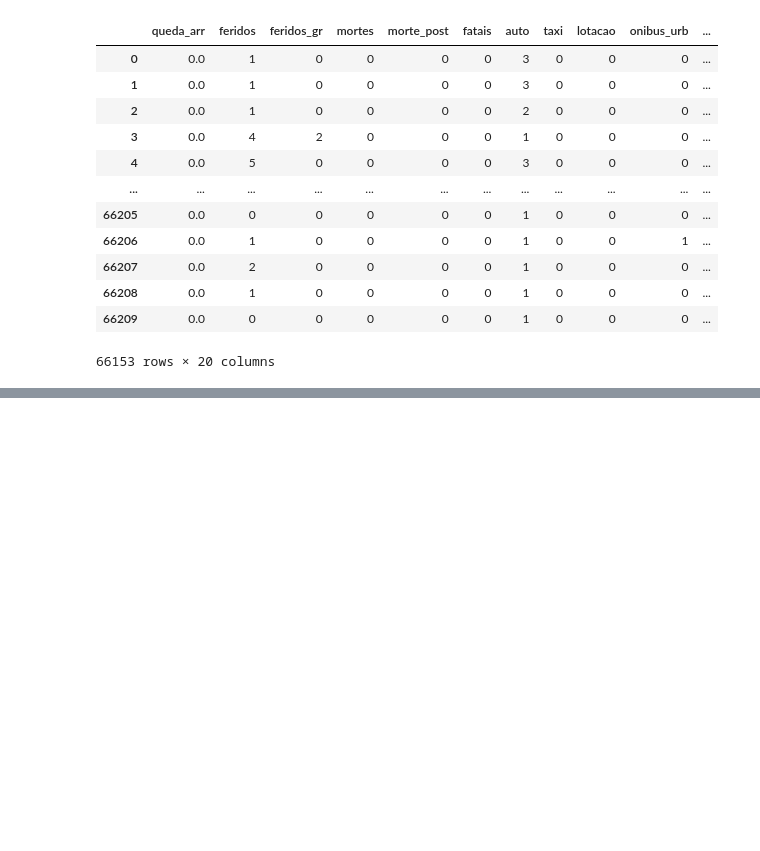
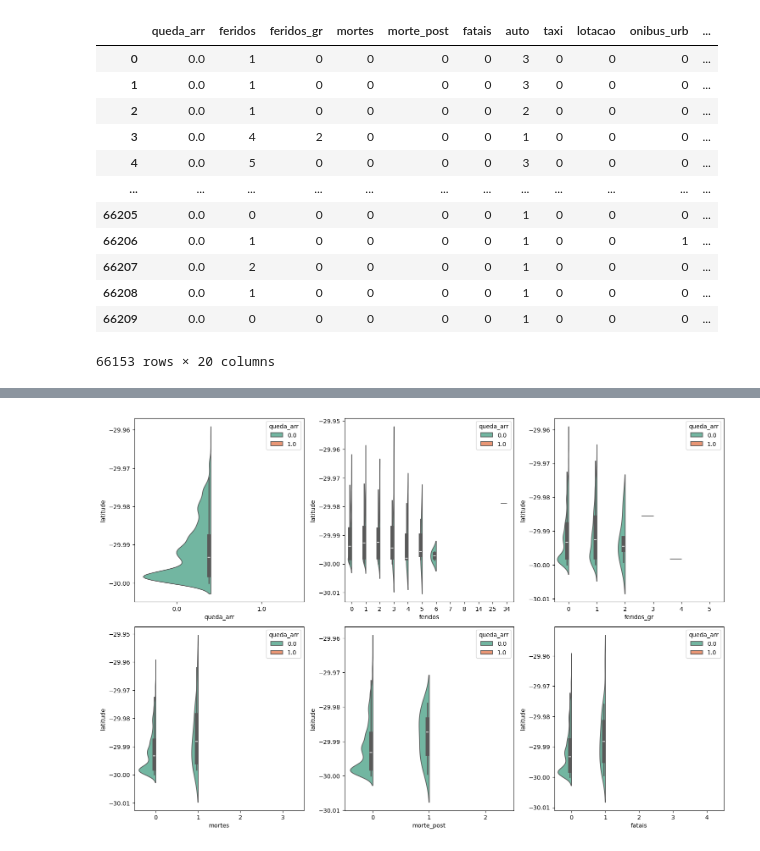
Before and after one commit to felipesebben/ds-acidentes-poa, a Jupyter notebook: notebooks/1-EDA.ipynb, the cells around one changed output, grey strips where cells are left out. Drawn from its saved outputs; the diff is of its cells as text; code cells hidden in the pictures; blank space fills up the shorter version.

```diff
--- a/notebooks/1-EDA.ipynb
+++ b/notebooks/1-EDA.ipynb
@@ -659,0 +670,11 @@ plt.tight_layout()
+# %%
+# Criar figura com 3 x 2 subplots.
+fig, axes = plt.subplots(ncols=3, nrows=2, figsize=(15, 10))
+
+# Iterar sobre as variáveis e colocar cada subplot no objeto de eixo matplotlib.
+for col, ax in zip(df_discreta.columns, axes.ravel()):
+    # Selecionar uma única feature e contar a frequência por valor único.
+    sns.violinplot(data=acidentes_poa, x=col, y=acidentes_poa_coord["latitude"],palette="Set2", split=True, hue="queda_arr", ax=ax)
+plt.tight_layout()
+# %% [output]
+[figure, added]
```
Also changed, not shown: parts of 2 cells of this notebook, 1 other file.
